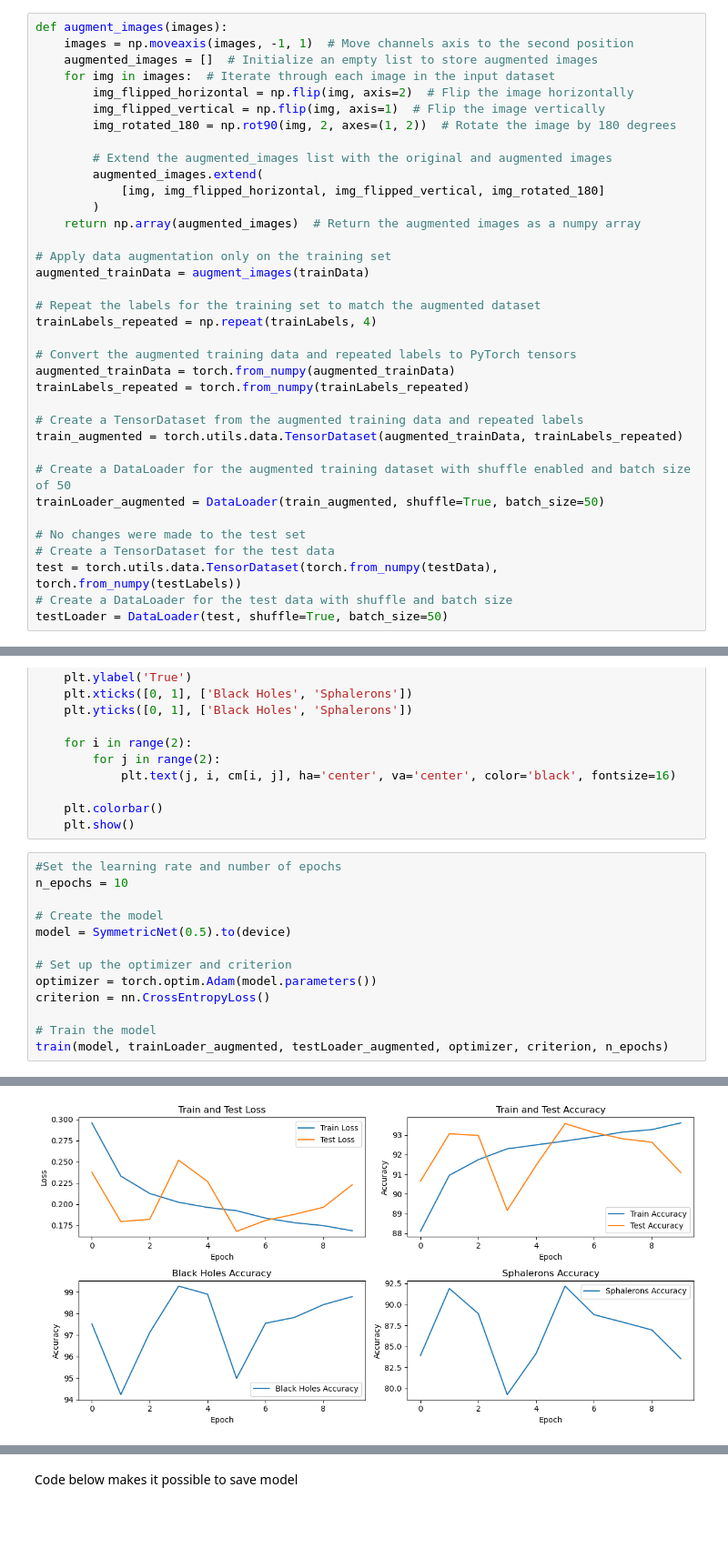
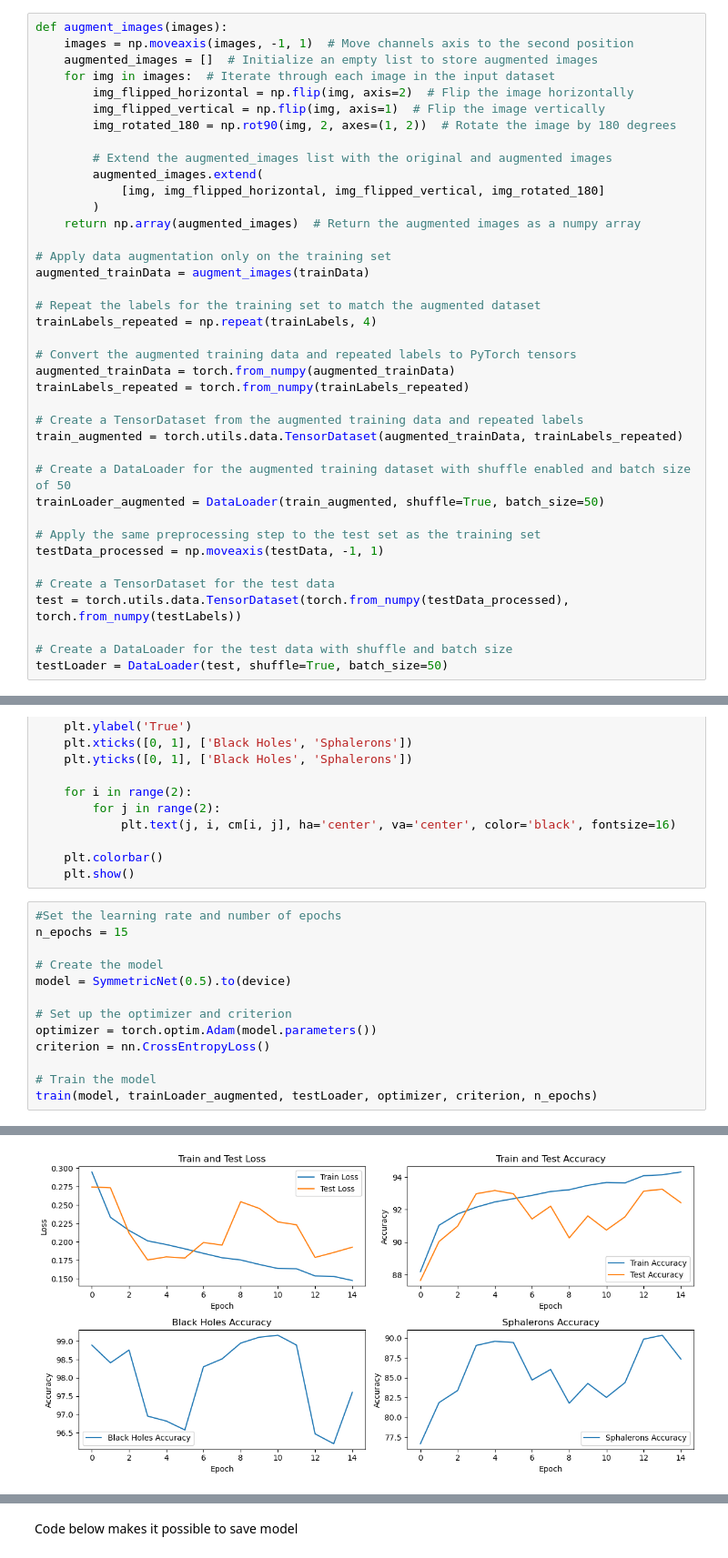
Before and after one commit to iRootTsar/Optimazing-klassification-of-ATLAS-detector-data--CERN-, a Jupyter notebook: notebooks/pyTorch/DataAugm.ipynb, the cells around one changed output, grey strips where cells are left out. Shown at 91% size. Drawn from its saved outputs; the diff is of its cells as text; blank space fills up the shorter version.

```diff
--- a/notebooks/pyTorch/DataAugm.ipynb
+++ b/notebooks/pyTorch/DataAugm.ipynb
@@ -100,9 +100,12 @@ train_augmented = torch.utils.data.TensorDataset(augmented_trainData, trainLabel
 # Create a DataLoader for the augmented training dataset with shuffle enabled and batch size of 50
 trainLoader_augmented = DataLoader(train_augmented, shuffle=True, batch_size=50)
 
-# No changes were made to the test set
+# Apply the same preprocessing step to the test set as the training set
+testData_processed = np.moveaxis(testData, -1, 1)
+
 # Create a TensorDataset for the test data
-test = torch.utils.data.TensorDataset(torch.from_numpy(testData), torch.from_numpy(testLabels))
+test = torch.utils.data.TensorDataset(torch.from_numpy(testData_processed), torch.from_numpy(testLabels))
+
 # Create a DataLoader for the test data with shuffle and batch size
 testLoader = DataLoader(test, shuffle=True, batch_size=50)
 # %% [markdown]
@@ -363,7 +366,7 @@ def train(model, train_loader, test_loader, optimizer, criterion, n_epochs):
     plt.show()
 # %%
 #Set the learning rate and number of epochs
-n_epochs = 10
+n_epochs = 15
 
 # Create the model
 model = SymmetricNet(0.5).to(device)
@@ -373,5 +376,5 @@ optimizer = torch.optim.Adam(model.parameters())
 criterion = nn.CrossEntropyLoss()
 
 # Train the model
-train(model, trainLoader_augmented, testLoader_augmented, optimizer, criterion, n_epochs)
+train(model, trainLoader_augmented, testLoader, optimizer, criterion, n_epochs)
 # %% [output]
@@ -395 +398 @@ Test Loss: 0.2230, Test Accuracy: 91.08%
-[figure, old version]
+[figure, new version]
```
Also changed, not shown: parts of 2 cells of this notebook.
